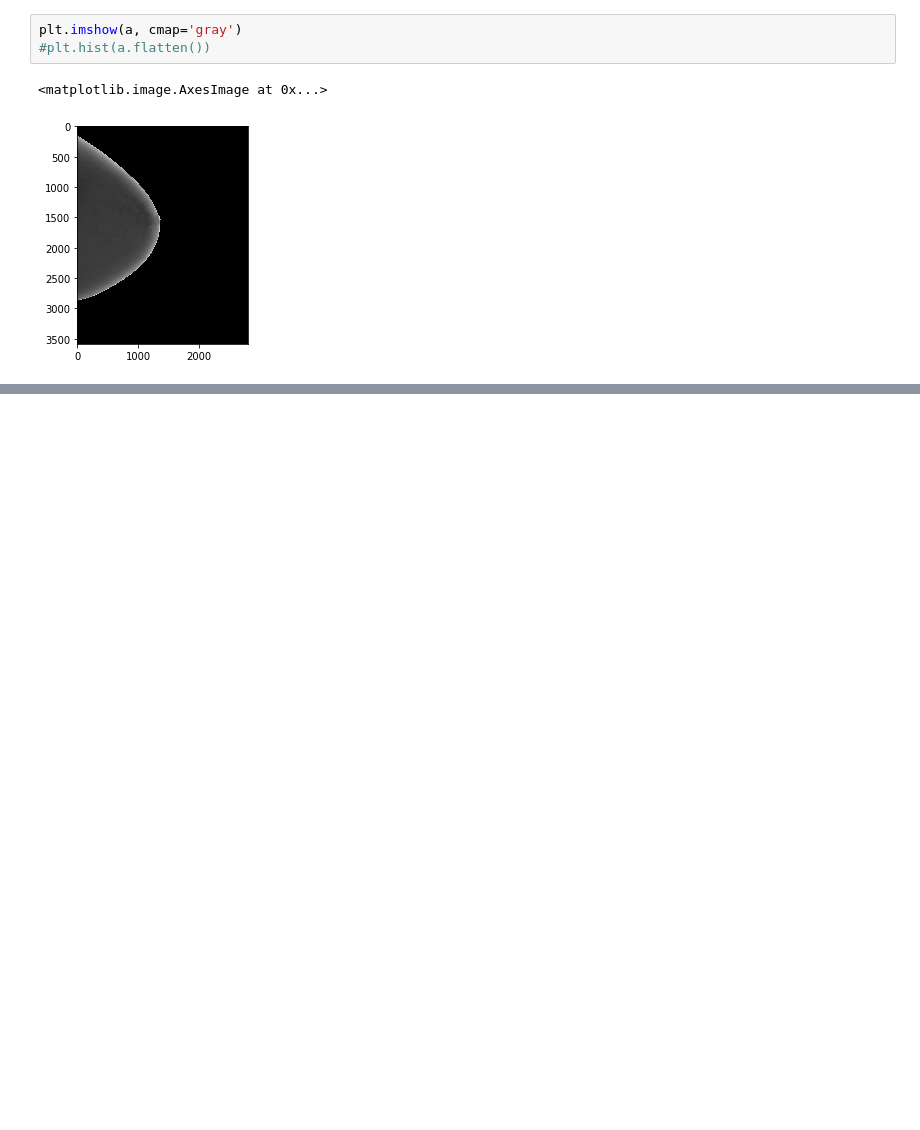
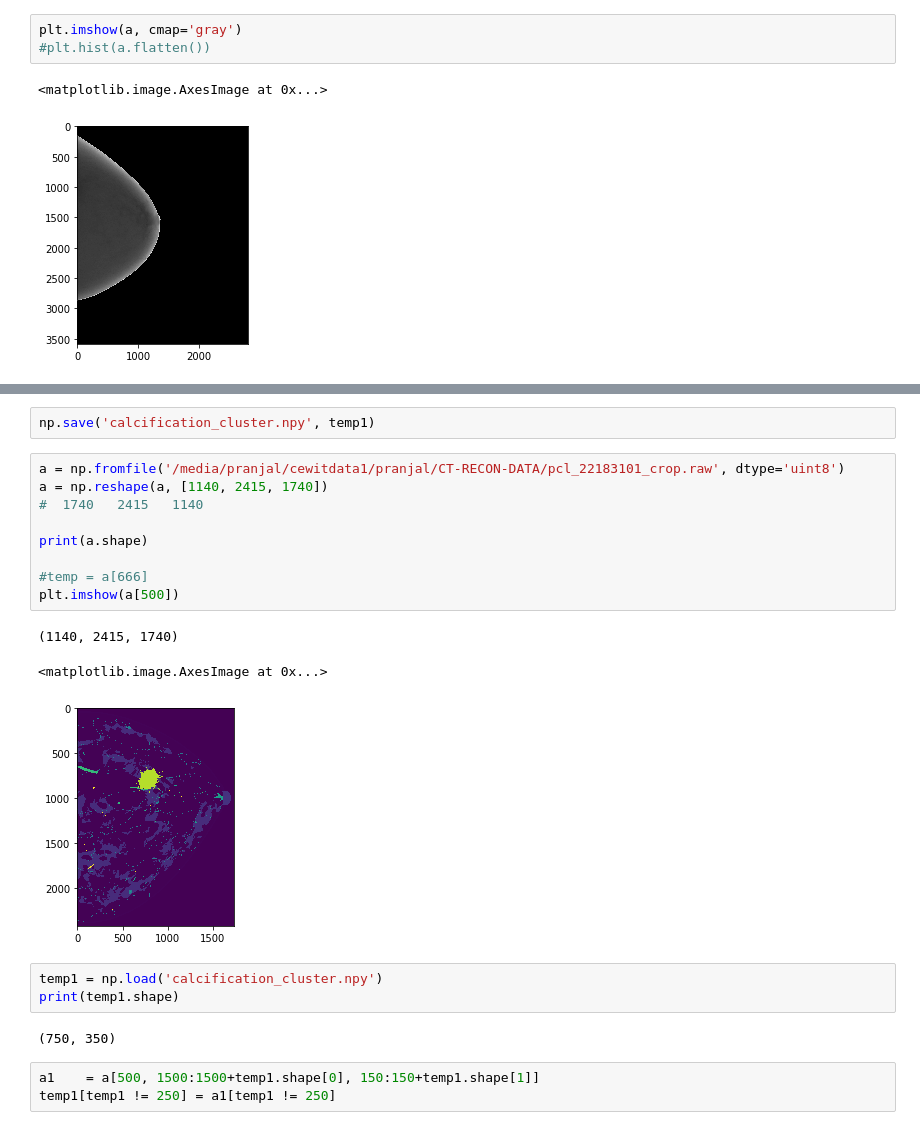
Before and after one commit to PranjalSahu/SEMISUNET, a Jupyter notebook: denoise_projection.ipynb, the cells around one changed output, grey strips where cells are left out. Drawn from its saved outputs; the diff is of its cells as text; blank space fills up the shorter version.

```diff
--- a/denoise_projection.ipynb
+++ b/denoise_projection.ipynb
@@ -1347,0 +1422,23 @@ if recon_type == 0:
+# %%
+np.save('calcification_cluster.npy', temp1)
+# %%
+a = np.fromfile('/media/pranjal/cewitdata1/pranjal/CT-RECON-DATA/pcl_22183101_crop.raw', dtype='uint8')
+a = np.reshape(a, [1140, 2415, 1740])
+#  1740   2415   1140
+
+print(a.shape)
+
+#temp = a[666]
+plt.imshow(a[500])
+# %% [output]
+(1140, 2415, 1740)
+<matplotlib.image.AxesImage at 0x...>
+[figure, added]
+# %%
+temp1 = np.load('calcification_cluster.npy')
+print(temp1.shape)
+# %% [output]
+(750, 350)
+# %%
+a1    = a[500, 1500:1500+temp1.shape[0], 150:150+temp1.shape[1]]
+temp1[temp1 != 250] = a1[temp1 != 250]
```
Also changed, not shown: parts of 27 cells of this notebook.
